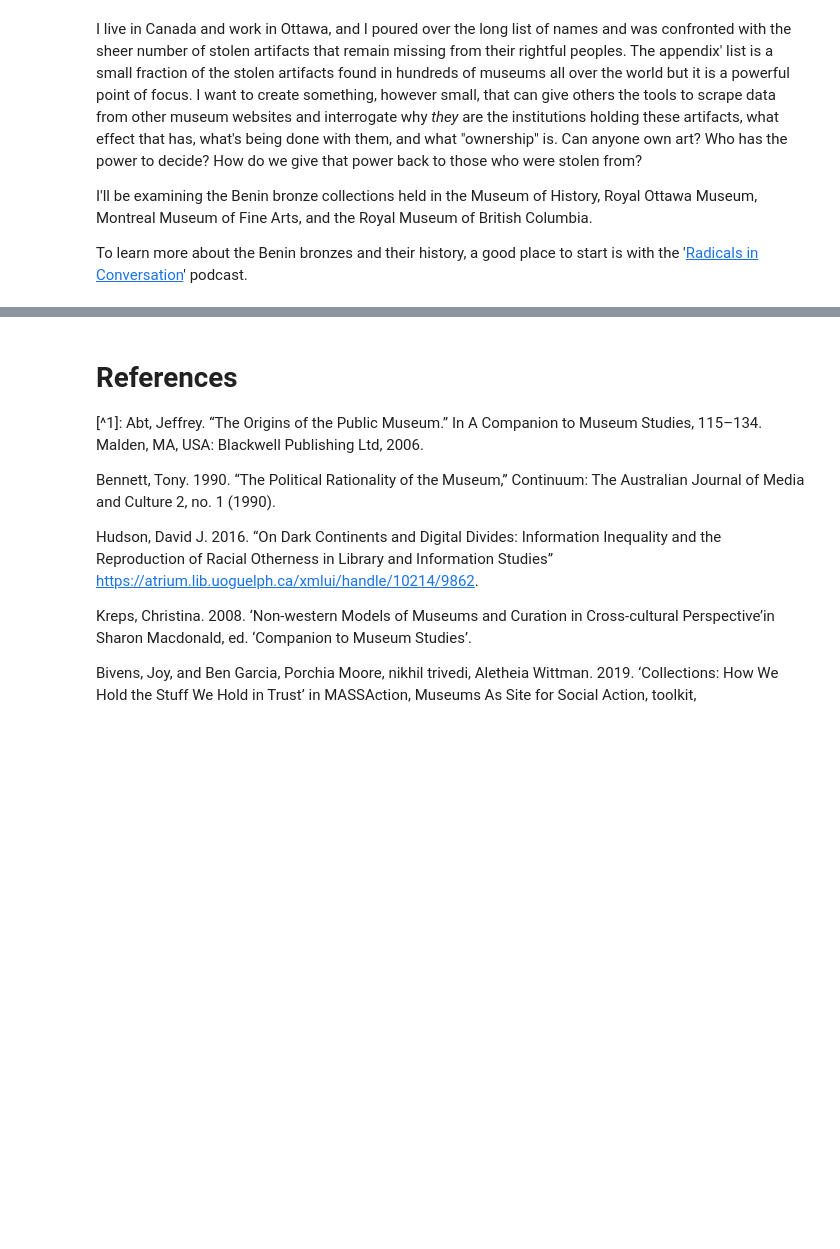
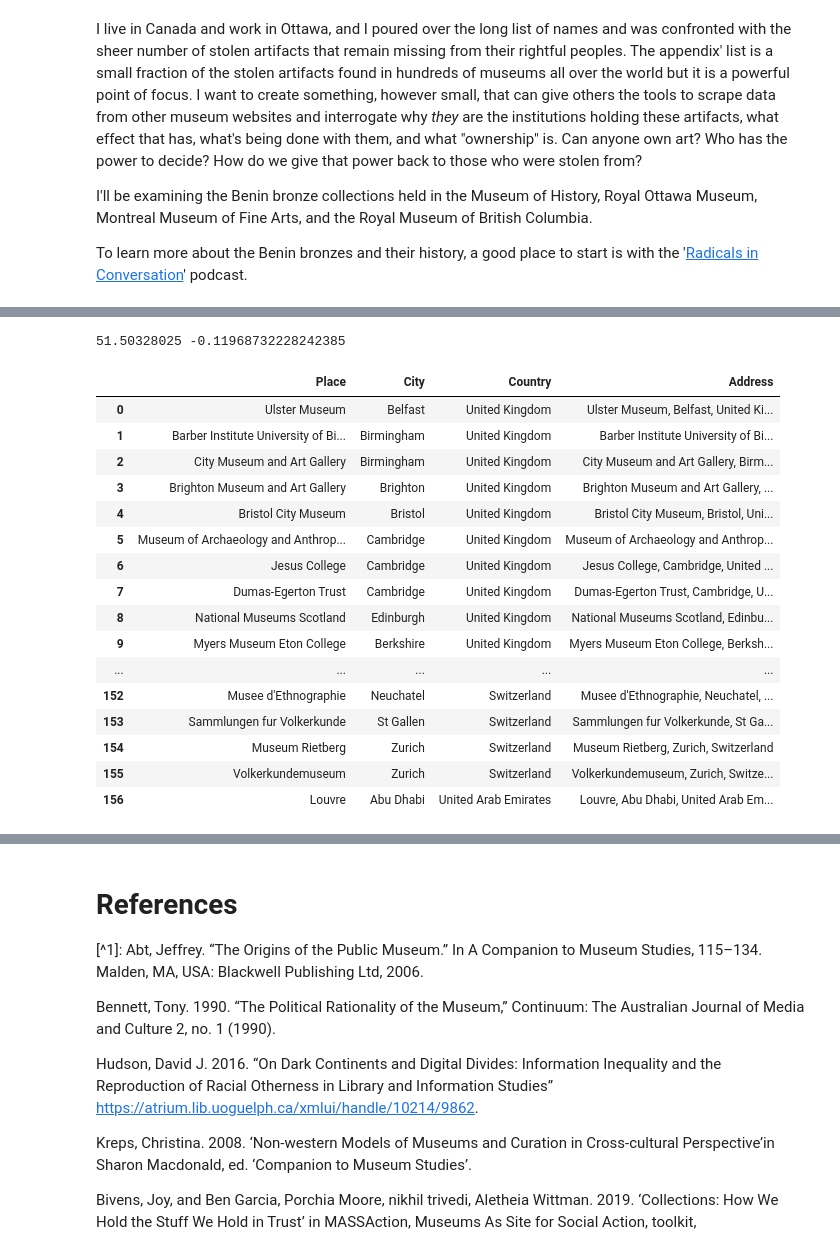
Before and after one commit to kuriousk516/HIST4916a, a Jupyter notebook: Copy_of_Benin_Bronzes_Stolen_Artifacts_and_Repatriation.ipynb, the cells around one changed output, grey strips where cells are left out. Drawn from its saved outputs; the diff is of its cells as text; code cells hidden in the pictures; blank space fills up the shorter version.

```diff
--- a/Copy_of_Benin_Bronzes_Stolen_Artifacts_and_Repatriation.ipynb
+++ b/Copy_of_Benin_Bronzes_Stolen_Artifacts_and_Repatriation.ipynb
@@ -29,0 +53,4 @@ It may well be that you are loading data from some other website; it could be th
+# %%
+import pandas as pd
+pd.set_option("max_rows", 400)
+pd.set_option("max_colwidth", 400)
@@ -29,0 +99,5 @@ It may well be that you are loading data from some other website; it could be th
+# %%
+n=nom.geocode("London eye")
+print(n.latitude, n.longitude)
+# %% [output]
+51.50328025 -0.11968732228242385
@@ -29,0 +108,20 @@ It may well be that you are loading data from some other website; it could be th
+# %%
+df1
+# %% [output]
+|  | Place | City | Country | Address |
+| 0 | Ulster Museum | Belfast | United Kingdom | Ulster Museum, Belfast, United Ki... |
+| 1 | Barber Institute University of Bi... | Birmingham | United Kingdom | Barber Institute University of Bi... |
+| 2 | City Museum and Art Gallery | Birmingham | United Kingdom | City Museum and Art Gallery, Birm... |
+| 3 | Brighton Museum and Art Gallery | Brighton | United Kingdom | Brighton Museum and Art Gallery, ... |
+| 4 | Bristol City Museum | Bristol | United Kingdom | Bristol City Museum, Bristol, Uni... |
+| 5 | Museum of Archaeology and Anthrop... | Cambridge | United Kingdom | Museum of Archaeology and Anthrop... |
+| 6 | Jesus College | Cambridge | United Kingdom | Jesus College, Cambridge, United ... |
+| 7 | Dumas-Egerton Trust | Cambridge | United Kingdom | Dumas-Egerton Trust, Cambridge, U... |
+| 8 | National Museums Scotland | Edinburgh | United Kingdom | National Museums Scotland, Edinbu... |
+| 9 | Myers Museum Eton College | Berkshire | United Kingdom | Myers Museum Eton College, Berksh... |
+| ... | ... | ... | ... | ... |
+| 152 | Musee d'Ethnographie | Neuchatel | Switzerland | Musee d'Ethnographie, Neuchatel, ... |
+| 153 | Sammlungen fur Volkerkunde | St Gallen | Switzerland | Sammlungen fur Volkerkunde, St Ga... |
+| 154 | Museum Rietberg | Zurich | Switzerland | Museum Rietberg, Zurich, Switzerland |
+| 155 | Volkerkundemuseum | Zurich | Switzerland | Volkerkundemuseum, Zurich, Switze... |
+| 156 | Louvre | Abu Dhabi | United Arab Emirates | Louvre, Abu Dhabi, United Arab Em... |
```
Also changed, not shown: parts of 40 cells of this notebook.
